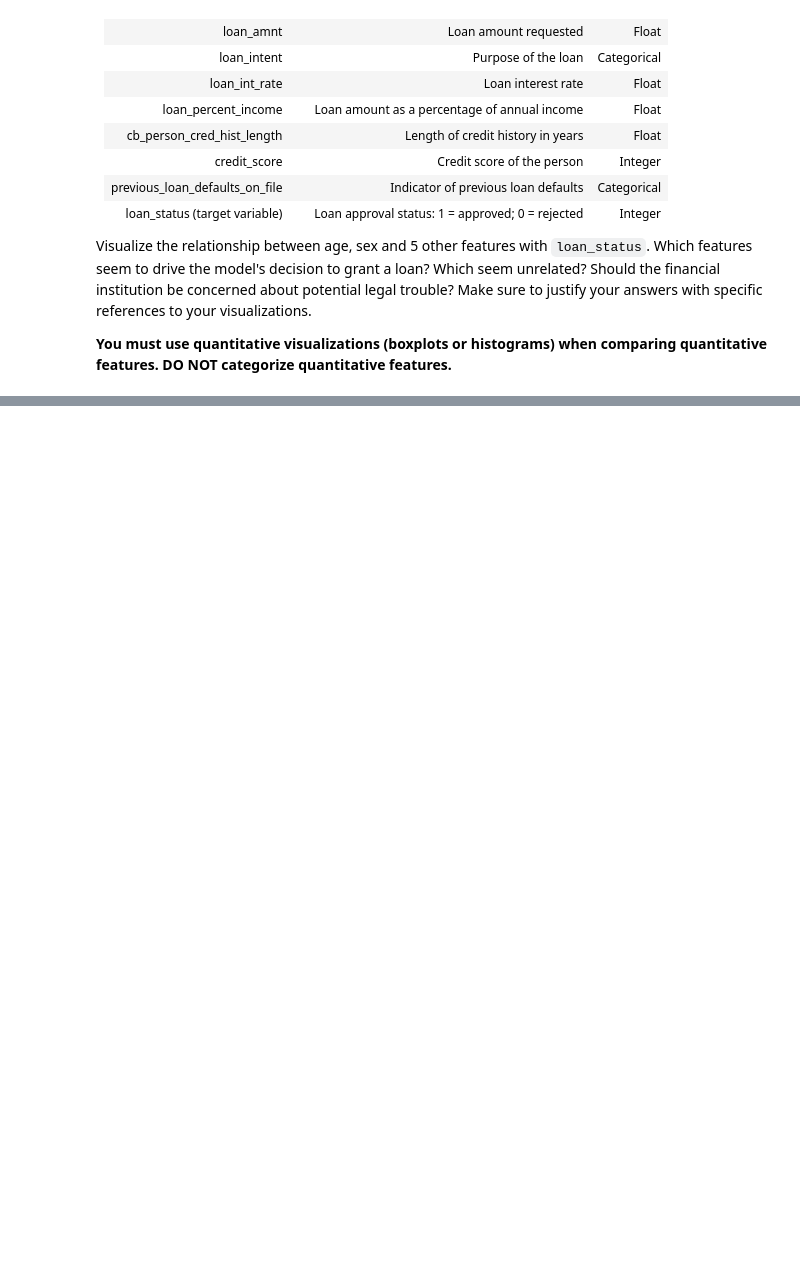
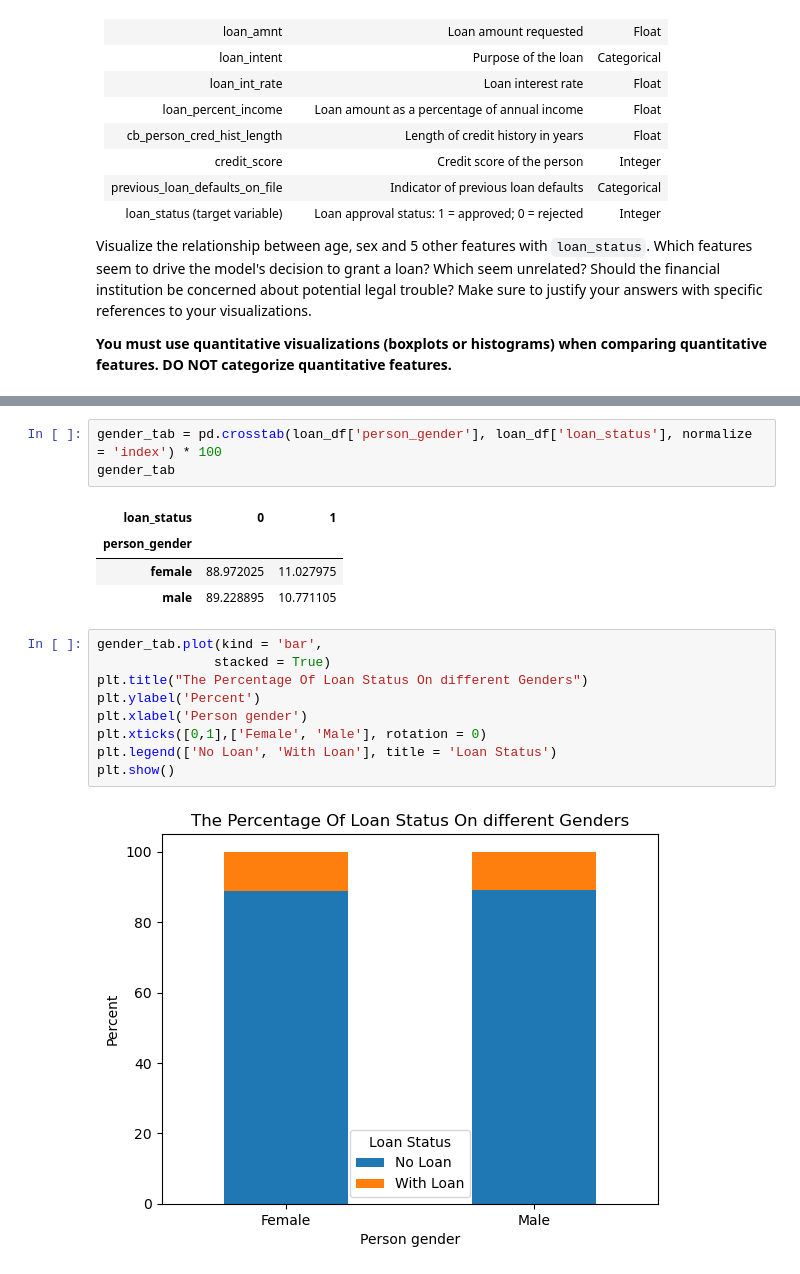
Before and after one commit to Vuyne/Data_Visualization_And_Modeling, a Jupyter notebook: Lab/2.5 Visualizing Relationships Between Groups Lab.ipynb, the cells around one changed output, grey strips where cells are left out. Drawn from its saved outputs; the diff is of its cells as text; blank space fills up the shorter version.

```diff
--- a/Lab/2.5 Visualizing Relationships Between Groups Lab.ipynb
+++ b/Lab/2.5 Visualizing Relationships Between Groups Lab.ipynb
@@ -27,0 +79,19 @@ Visualize the relationship between age, sex and 5 other features with `loan_stat
+# %%
+gender_tab = pd.crosstab(loan_df['person_gender'], loan_df['loan_status'], normalize = 'index') * 100
+gender_tab
+# %% [output]
+| loan_status | 0 | 1 |
+| person_gender |  |  |
+| female | 88.972025 | 11.027975 |
+| male | 89.228895 | 10.771105 |
+# %%
+gender_tab.plot(kind = 'bar',
+               stacked = True)
+plt.title("The Percentage Of Loan Status On different Genders")
+plt.ylabel('Percent')
+plt.xlabel('Person gender')
+plt.xticks([0,1],['Female', 'Male'], rotation = 0)
+plt.legend(['No Loan', 'With Loan'], title = 'Loan Status')
+plt.show()
+# %% [output]
+[figure, added]
```
Also changed, not shown: parts of 27 cells of this notebook, 1 other file.
